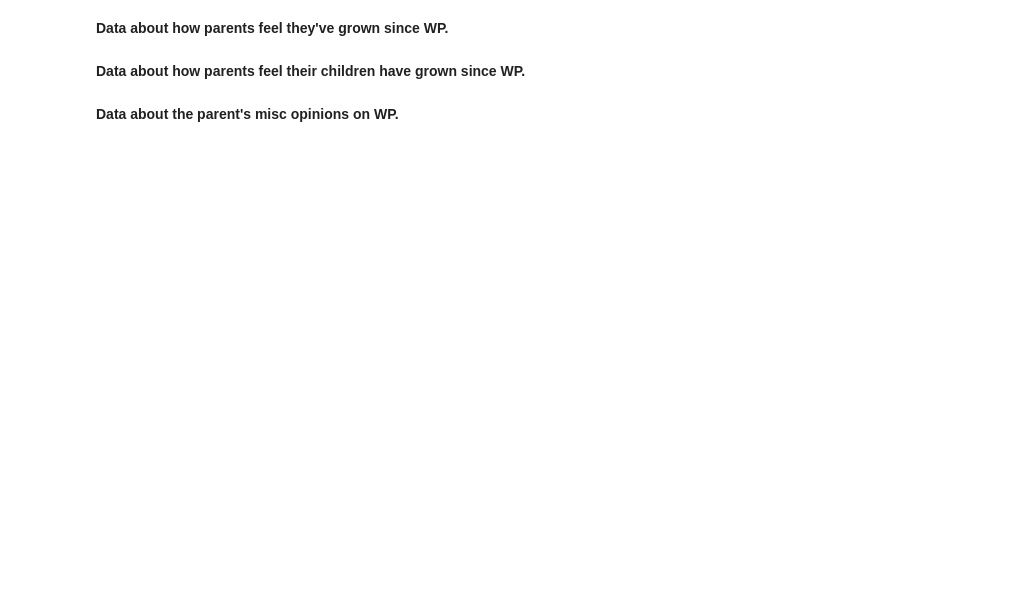
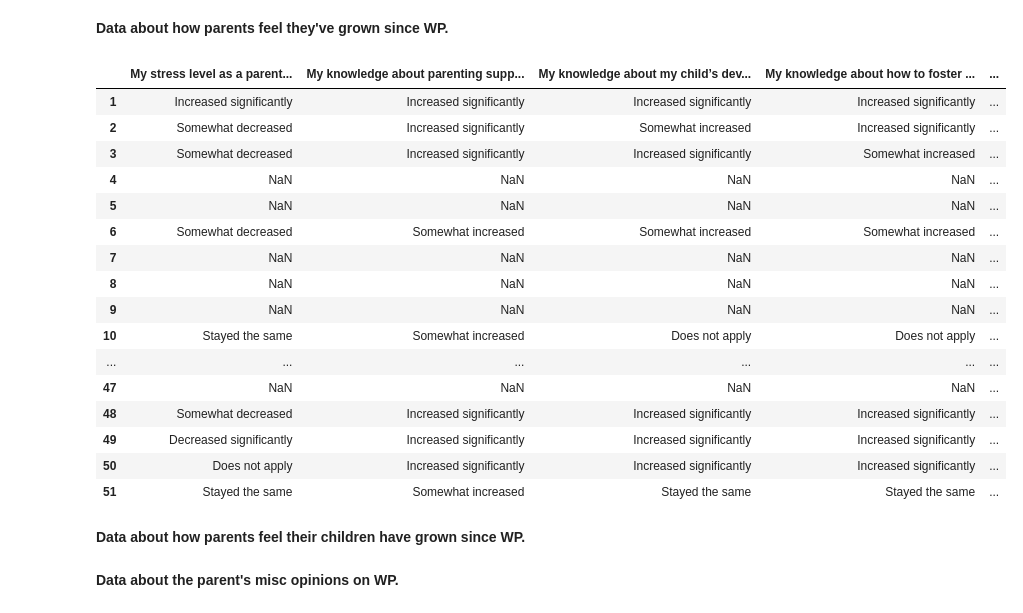
Before and after one commit to renarepenning/weplaynoladata, a Jupyter notebook: MilestoneTwo.ipynb, the cells around one changed output. Saved outputs shown, nothing was run; the diff lists cells and outputs as text; code cells hidden in the pictures; blank space fills up the shorter version.

```diff
--- a/MilestoneTwo.ipynb
+++ b/MilestoneTwo.ipynb
@@ -432,11 +549,29 @@ parent_child_behaviors_nov2019.columns = [["Read to my child (Before WP)","Play
 **Data about how parents feel they've grown since WP.**
 # %%
 #create df with info about how parents feel they've grown since We Play
-since_WP_Parents_nov2019 = incomingnov2019[["After coming to the center, which of the following aspects have changed for you as a parent? Please choose one option for each statement.","Unnamed: 75","Unnamed: 75","Unnamed: 76","Unnamed: 77","Unnamed: 78","Unnamed: 79",'"Since coming to We PLAY Center…"',"Unnamed: 93","Unnamed: 94","Unnamed: 95","Unnamed: 96","Unnamed: 97"]]
+since_WP_Parents_nov2019 = incomingnov2019[["After coming to the center, which of the following aspects have changed for you as a parent? Please choose one option for each statement.","Unnamed: 78","Unnamed: 79","Unnamed: 80","Unnamed: 81","Unnamed: 82","Unnamed: 83",'"Since coming to We PLAY Center…"',"Unnamed: 97","Unnamed: 98","Unnamed: 99","Unnamed: 100","Unnamed: 101"]]
 #Rename columns
 since_WP_Parents_nov2019.columns = [["My stress level as a parent...","My knowledge about parenting support and resources in the community...","My knowledge about my child’s development...","My knowledge about how to foster my child’s development...","My knowledge about nurturing and responsive parenting strategies...","My knowledge about nutrition and breastfeeding...","My confidence in my role as a parent...","I engage with my child by repeating his/her words or sounds...","I engage with my child in pretend play...","I stand back and let my child work through problems...","I engage in bonding activities with my child...","I am better able to help my child uses age appropriate social skills...","I am better able to support my child as he/she learns new skills..."]]
 
-#since_WP_Parents_nov2019
+since_WP_Parents_nov2019
+# %% [output]
+|  | My stress level as a parent... | My knowledge about parenting supp... | My knowledge about my child’s dev... | My knowledge about how to foster ... | ... |
+| 1 | Increased significantly | Increased significantly | Increased significantly | Increased significantly | ... |
+| 2 | Somewhat decreased | Increased significantly | Somewhat increased | Increased significantly | ... |
+| 3 | Somewhat decreased | Increased significantly | Increased significantly | Somewhat increased | ... |
+| 4 | NaN | NaN | NaN | NaN | ... |
+| 5 | NaN | NaN | NaN | NaN | ... |
+| 6 | Somewhat decreased | Somewhat increased | Somewhat increased | Somewhat increased | ... |
+| 7 | NaN | NaN | NaN | NaN | ... |
+| 8 | NaN | NaN | NaN | NaN | ... |
+| 9 | NaN | NaN | NaN | NaN | ... |
+| 10 | Stayed the same | Somewhat increased | Does not apply | Does not apply | ... |
+| ... | ... | ... | ... | ... | ... |
+| 47 | NaN | NaN | NaN | NaN | ... |
+| 48 | Somewhat decreased | Increased significantly | Increased significantly | Increased significantly | ... |
+| 49 | Decreased significantly | Increased significantly | Increased significantly | Increased significantly | ... |
+| 50 | Does not apply | Increased significantly | Increased significantly | Increased significantly | ... |
+| 51 | Stayed the same | Somewhat increased | Stayed the same | Stayed the same | ... |
 # %% [markdown]
 **Data about how parents feel their children have grown since WP.**
 # %%
```
Also changed, not shown: parts of 37 cells of this notebook, 1 other file.
